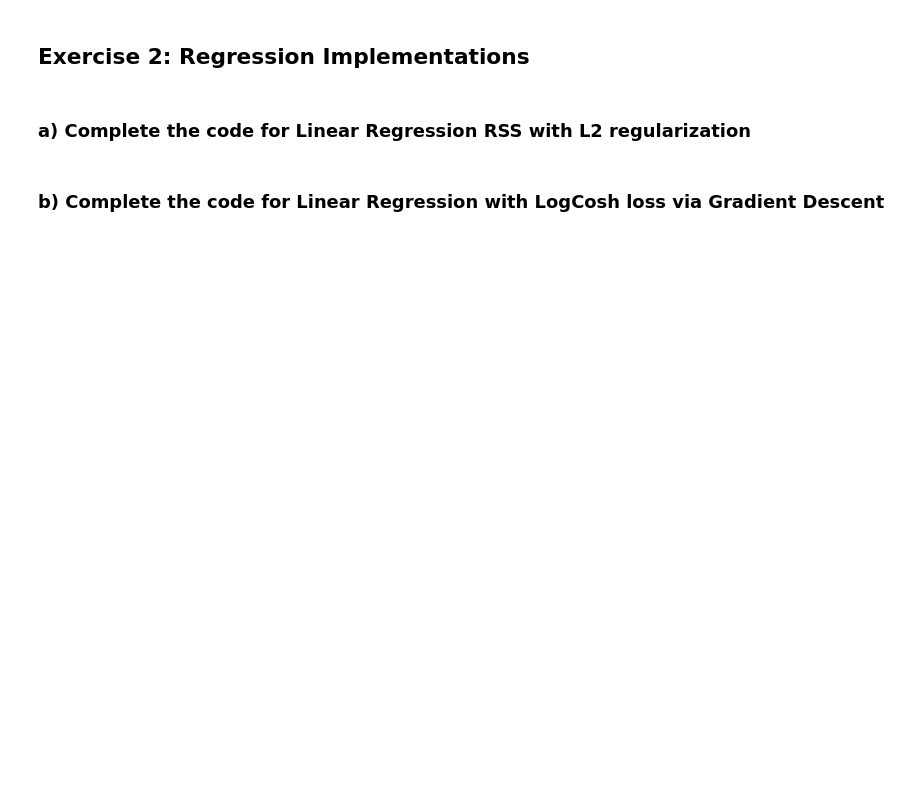
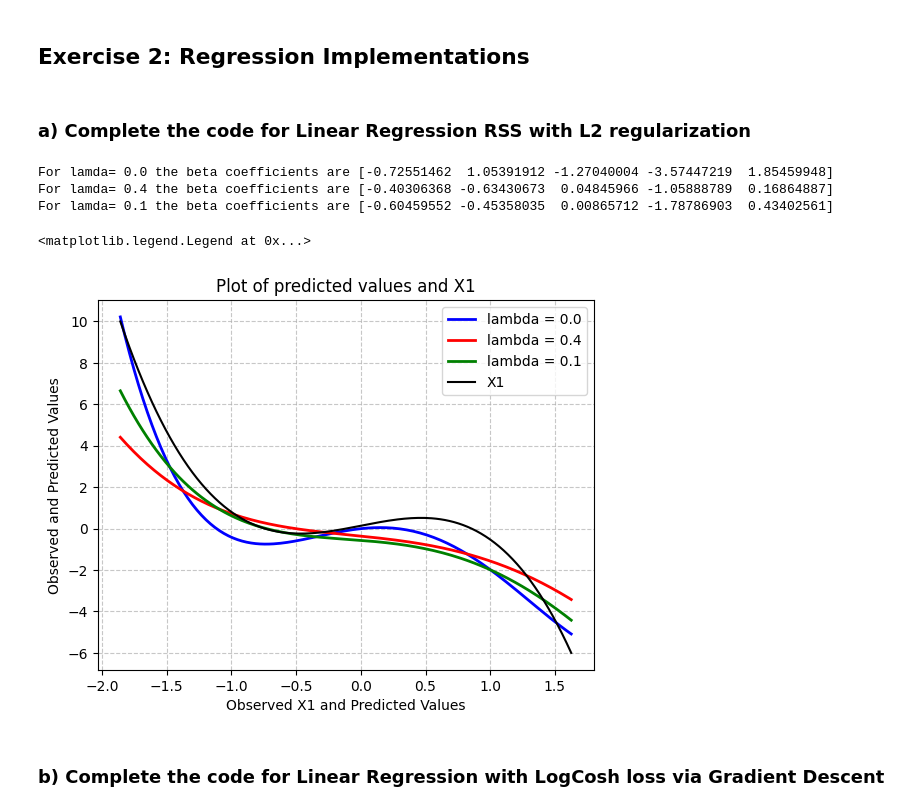
Before and after one commit to jrlove11/ML_CW1, a Jupyter notebook: materials/Notebook_MPHY0041_2324_CW1.ipynb, the cells around one changed output. Saved outputs shown, nothing was run; the diff lists cells and outputs as text; code cells hidden in the pictures; blank space fills up the shorter version.

```diff
--- a/materials/Notebook_MPHY0041_2324_CW1.ipynb
+++ b/materials/Notebook_MPHY0041_2324_CW1.ipynb
@@ -151,3 +184,54 @@ def fit_RSSl2_GRAD(y, features, lam=0.00, eps=1e-9, rho=1.0, maxiter=10000):
+# %%
+# LOADING DATA
+def load_data(file_path):
+    data = pd.read_csv(file_path)
+    data = np.transpose(np.array(data))
+    X = data[1:]
+    y = data[0]
+    return X, y
+
+X_train2, y_train2 = load_data('sim_dat.csv')
+X_test2, y_test2 = load_data('sim_test.csv')
+
+X_train2 = X_train2.T
+X_test2 = X_test2.T
+
+lam_values = [0.0, 0.4, 0.1]
+beta_values = []
+for lam in lam_values:
+    betas = fit_RSSl2_GRAD(y_train2,X_train2,lam=lam)
+    print('For lamda=',lam,'the beta coefficients are',betas)
+    beta_values.append(betas)
+beta_values = np.array(beta_values)
+# %% [output]
+For lamda= 0.0 the beta coefficients are [-0.72551462  1.05391912 -1.27040004 -3.57447219  1.85459948]
+For lamda= 0.4 the beta coefficients are [-0.40306368 -0.63430673  0.04845966 -1.05888789  0.16864887]
+For lamda= 0.1 the beta coefficients are [-0.60459552 -0.45358035  0.00865712 -1.78786903  0.43402561]
+# %%
+X_test2_plot = np.c_[np.ones(X_test2.shape[0]),X_test2]
+
+# LAMBDA = 0.0
+y_pred_test = X_test2_plot @ beta_values[0]
+plt.plot(X_test2_plot[:, 1], y_pred_test, label='lambda = 0.0', color='blue', linewidth=2)
+
+# LAMBDA = 0.4
+y_pred_test = X_test2_plot @ beta_values[1]
+plt.plot(X_test2_plot[:, 1], y_pred_test, label='lambda = 0.4', color='red', linewidth=2)
+
+# LAMBDA = 0.1
+y_pred_test = X_test2_plot @ beta_values[2]
+plt.plot(X_test2_plot[:, 1], y_pred_test, label='lambda = 0.1', color='green', linewidth=2)
+
+# X1
+plt.plot(X_test2[:,0], y_test2, label='X1', color='black')
+plt.title('Plot of predicted values and X1')
+plt.xlabel('Observed X1 and Predicted Values')
+plt.ylabel('Observed and Predicted Values')
+plt.grid(True, linestyle='--', alpha=0.7)
+plt.legend()
+# %% [output]
+<matplotlib.legend.Legend at 0x...>
+[figure, added]
 # %% [markdown]
 ### b) Complete the code for Linear Regression with LogCosh loss via Gradient Descent
 # %%
```
Also changed, not shown: parts of 32 cells of this notebook, 3 other files.
